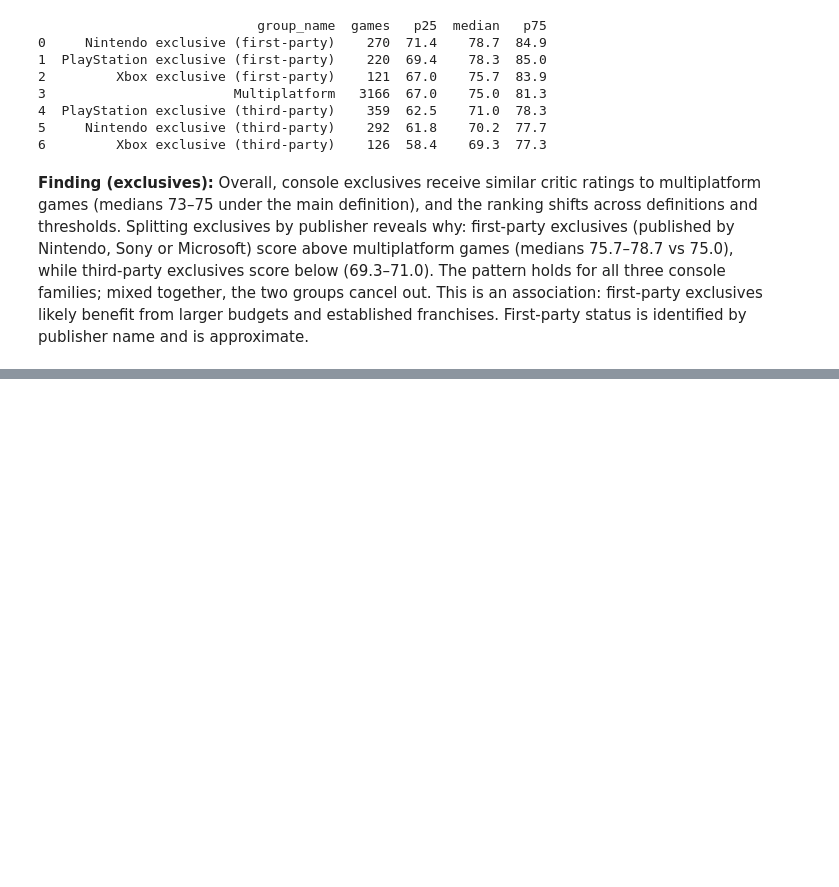
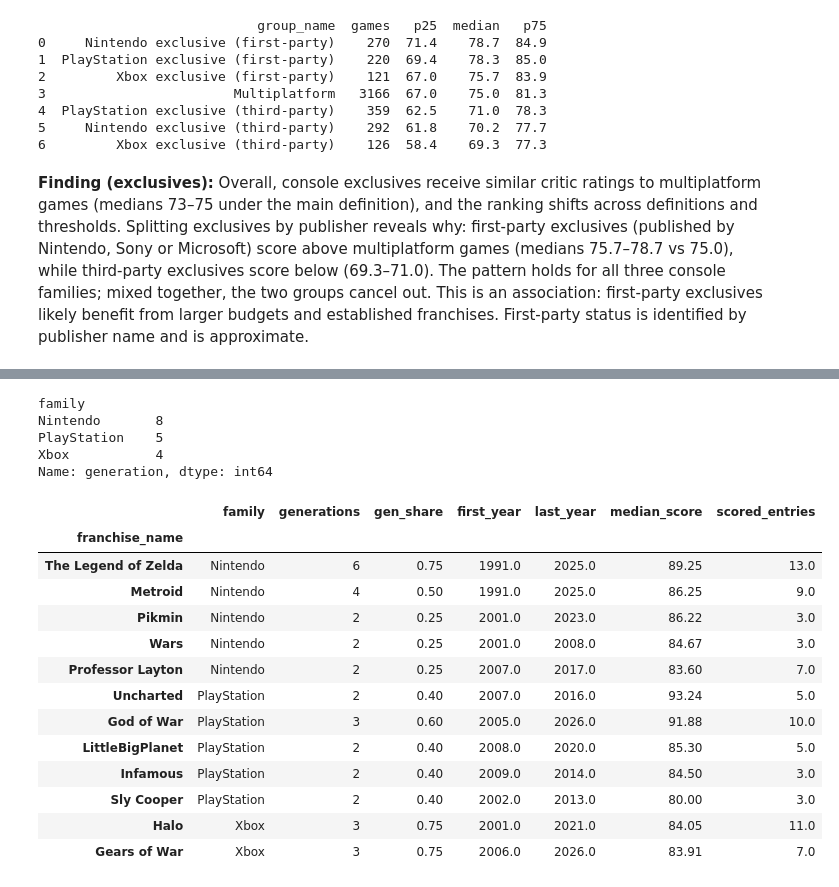
Before and after one commit to F-Bossom/game-data-analysis, a Jupyter notebook: notebooks/05_igdb_exclusives.ipynb, the cells around one changed output, grey strips where cells are left out. Drawn from its saved outputs; the diff is of its cells as text; code cells hidden in the pictures; blank space fills up the shorter version.

```diff
--- a/notebooks/05_igdb_exclusives.ipynb
+++ b/notebooks/05_igdb_exclusives.ipynb
@@ -227,0 +297,35 @@ print(summarize("party_group"))
+# %%
+# how many generations each company has made consoles for
+company_gens = plats[plats["id"].isin(console_ids)].groupby("family")["generation"].nunique()
+print(company_gens, "\n")
+
+exclusive_fr = exclusive_fr.copy()
+exclusive_fr["gen_share"] = exclusive_fr["generations"] / exclusive_fr["family"].map(company_gens)
+
+# top 5 franchises per company: 2+ generations, 3+ scored entries, ranked by median score
+cand = exclusive_fr[(exclusive_fr["generations"] >= 2) & (exclusive_fr["scored_entries"] >= 3)]
+(cand.sort_values("median_score", ascending=False)
+     .groupby("family").head(5)
+     .sort_values(["family", "median_score"], ascending=[True, False])
+     [["family", "generations", "gen_share", "first_year", "last_year", "median_score", "scored_entries"]]
+     .round(2))
+# %% [output]
+family
+Nintendo       8
+PlayStation    5
+Xbox           4
+Name: generation, dtype: int64
+|  | family | generations | gen_share | first_year | last_year | median_score | scored_entries |
+| franchise_name |  |  |  |  |  |  |  |
+| The Legend of Zelda | Nintendo | 6 | 0.75 | 1991.0 | 2025.0 | 89.25 | 13.0 |
+| Metroid | Nintendo | 4 | 0.50 | 1991.0 | 2025.0 | 86.25 | 9.0 |
+| Pikmin | Nintendo | 2 | 0.25 | 2001.0 | 2023.0 | 86.22 | 3.0 |
+| Wars | Nintendo | 2 | 0.25 | 2001.0 | 2008.0 | 84.67 | 3.0 |
+| Professor Layton | Nintendo | 2 | 0.25 | 2007.0 | 2017.0 | 83.60 | 7.0 |
+| Uncharted | PlayStation | 2 | 0.40 | 2007.0 | 2016.0 | 93.24 | 5.0 |
+| God of War | PlayStation | 3 | 0.60 | 2005.0 | 2026.0 | 91.88 | 10.0 |
+| LittleBigPlanet | PlayStation | 2 | 0.40 | 2008.0 | 2020.0 | 85.30 | 5.0 |
+| Infamous | PlayStation | 2 | 0.40 | 2009.0 | 2014.0 | 84.50 | 3.0 |
+| Sly Cooper | PlayStation | 2 | 0.40 | 2002.0 | 2013.0 | 80.00 | 3.0 |
+| Halo | Xbox | 3 | 0.75 | 2001.0 | 2021.0 | 84.05 | 11.0 |
+| Gears of War | Xbox | 3 | 0.75 | 2006.0 | 2026.0 | 83.91 | 7.0 |
```
Also changed, not shown: parts of 5 cells of this notebook.
